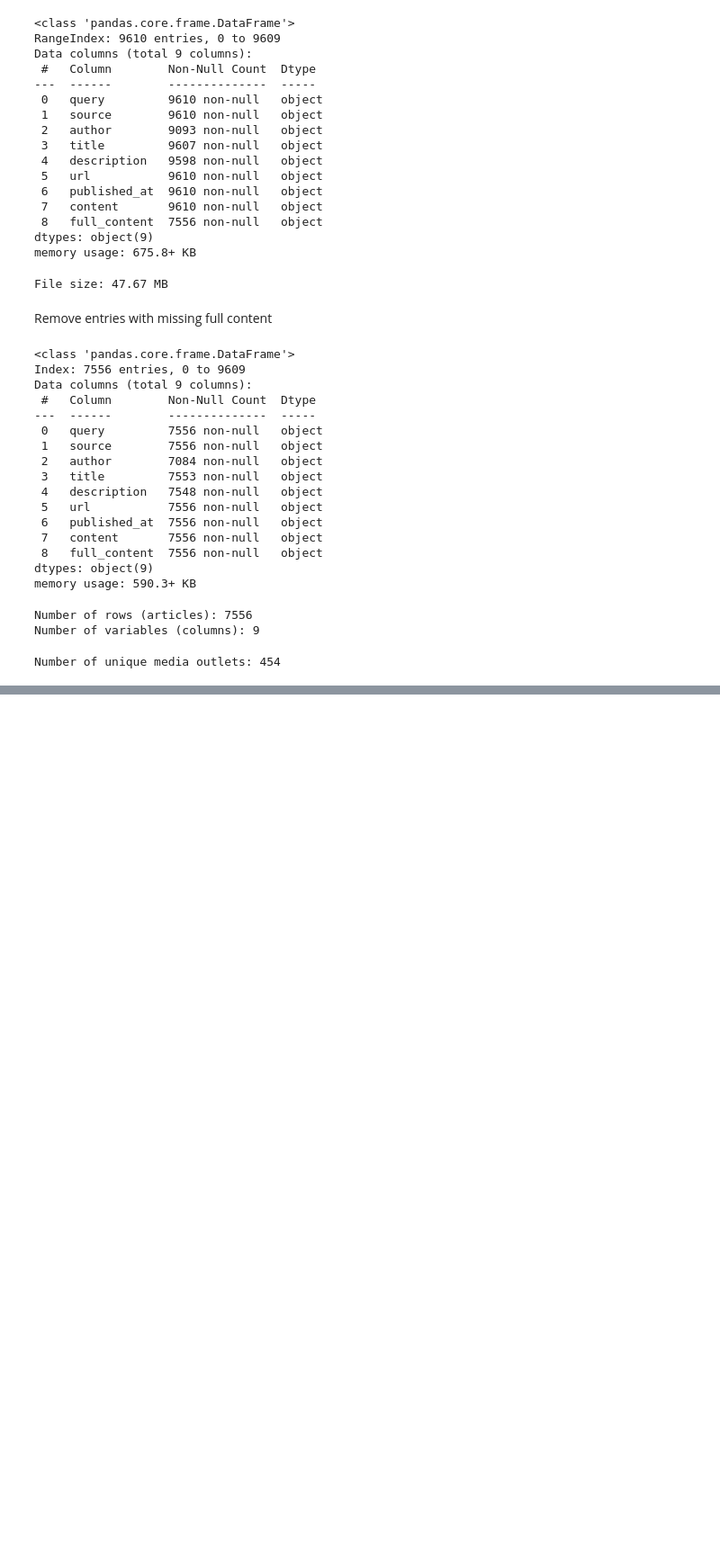
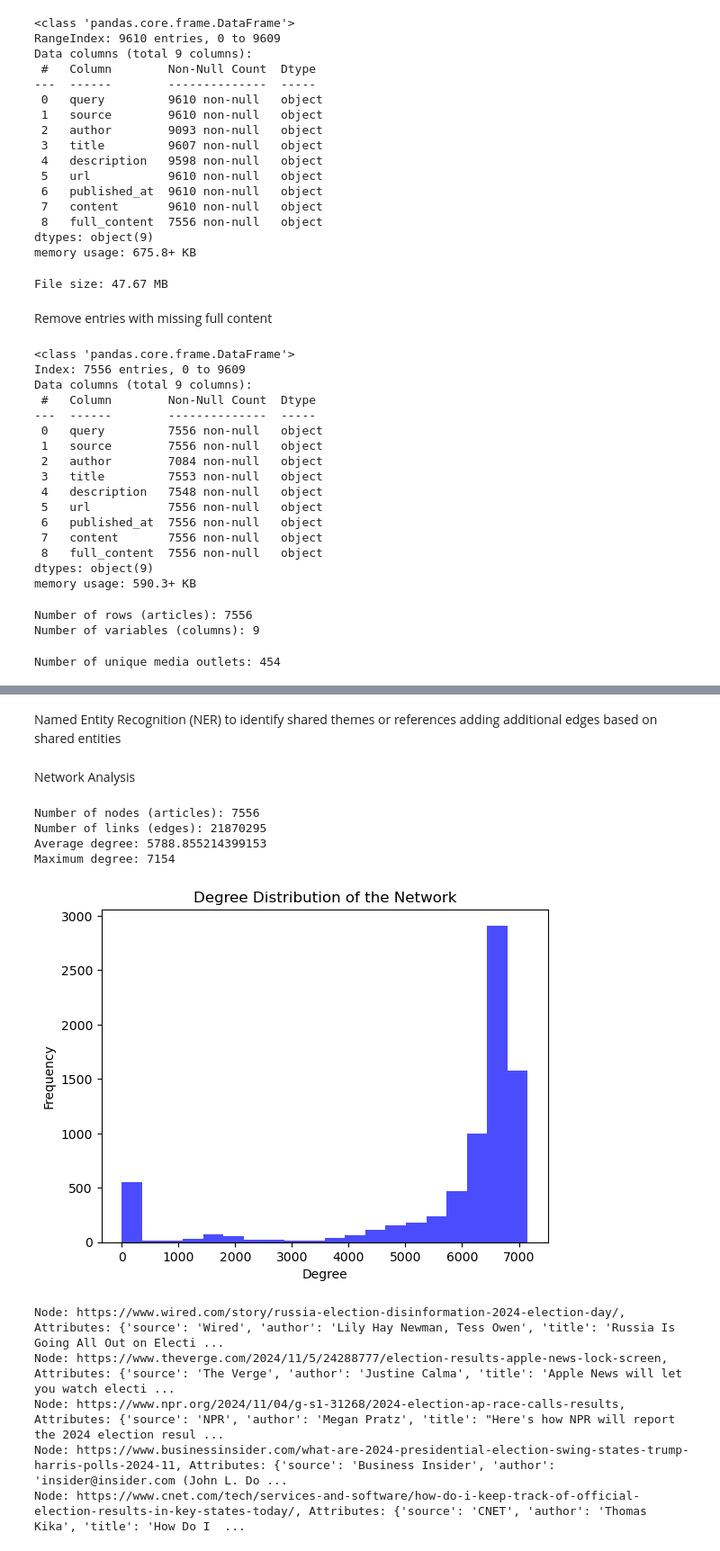
Before and after one commit to ThomasSchiolerH/Social-Graphs-And-Interactions, a Jupyter notebook: Final Assignment/final_assignment.ipynb, the cells around one changed output, grey strips where cells are left out. Shown at 90% size. Cells and saved outputs as stored; diff of their text form; code cells hidden in the pictures; blank space fills up the shorter version.

Commit message:
nodes,edges

```diff
--- a/Final Assignment/final_assignment.ipynb
+++ b/Final Assignment/final_assignment.ipynb
@@ -244,3 +244,17 @@ unique_media_outlets = data_full_content['source'].nunique()
 print(f"Number of unique media outlets: {unique_media_outlets}")
 # %% [output]
 Number of unique media outlets: 454
+# %%
+import networkx as nx
+
+# Create an empty graph
+G = nx.Graph()
+
+# Add nodes to the graph (each article is a node)
+for _, row in data_full_content.iterrows():
+    G.add_node(row['url'],
+               source=row['source'],
+               author=row['author'],
+               title=row['title'],
+               published_at=row['published_at'],
+               full_content=row['full_content'])
@@ -246,0 +296,3 @@ Number of unique media outlets: 454
+# %% [markdown]
+Named Entity Recognition (NER) to identify shared themes or references
+adding additional edges based on shared entities
@@ -246,0 +320,62 @@ Number of unique media outlets: 454
+# %% [markdown]
+Network Analysis
+# %%
+import matplotlib.pyplot as plt
+
+# Number of Nodes and Edges
+num_nodes = G.number_of_nodes()
+num_edges = G.number_of_edges()
+print(f"Number of nodes (articles): {num_nodes}")
+print(f"Number of links (edges): {num_edges}")
+
+# Step 8: Degree Distribution
+# Get degree for each node (article)
+degrees = [degree for _, degree in G.degree()]
+
+# Average and Maximum Degree
+average_degree = sum(degrees) / len(degrees)
+max_degree = max(degrees)
+print(f"Average degree: {average_degree}")
+print(f"Maximum degree: {max_degree}")
+
+# Degree Distribution Visualization
+plt.hist(degrees, bins=20, color='b', alpha=0.7)
+plt.title('Degree Distribution of the Network')
+plt.xlabel('Degree')
+plt.ylabel('Frequency')
+plt.show()
+
+# Step 9: Centrality Measures
+# Degree Centrality
+# degree_centrality = nx.degree_centrality(G)
+# top_degree_nodes = sorted(degree_centrality.items(), key=lambda x: x[1], reverse=True)[:5]
+# print("Top 5 nodes by degree centrality:", top_degree_nodes)
+
+# Betweenness Centrality
+# betweenness_centrality = nx.betweenness_centrality(G)
+# top_betweenness_nodes = sorted(betweenness_centrality.items(), key=lambda x: x[1], reverse=True)[:5]
+# print("Top 5 nodes by betweenness centrality:", top_betweenness_nodes)
+
+# Step 10: Community Detection
+# Louvain Community Detection
+# partition = community_louvain.best_partition(G)
+# nx.set_node_attributes(G, partition, 'community')
+
+# Count the number of communities detected
+# num_communities = len(set(partition.values()))
+# print(f"Number of communities detected: {num_communities}")
+
+# Step 11: Display Node Attributes Example
+for node in list(G.nodes())[:5]:
+    print(f"Node: {node}, Attributes: {G.nodes[node]}")
+# %% [output]
+Number of nodes (articles): 7556
+Number of links (edges): 21870295
+Average degree: 5788.855214399153
+Maximum degree: 7154
+[figure, added]
+Node: https://www.wired.com/story/russia-election-disinformation-2024-election-day/, Attributes: {'source': 'Wired', 'author': 'Lily Hay Newman, Tess Owen', 'title': 'Russia Is Going All Out on Electi ...
+Node: https://www.theverge.com/2024/11/5/24288777/election-results-apple-news-lock-screen, Attributes: {'source': 'The Verge', 'author': 'Justine Calma', 'title': 'Apple News will let you watch electi ...
+Node: https://www.npr.org/2024/11/04/g-s1-31268/2024-election-ap-race-calls-results, Attributes: {'source': 'NPR', 'author': 'Megan Pratz', 'title': "Here's how NPR will report the 2024 election resul ...
+Node: https://www.businessinsider.com/what-are-2024-presidential-election-swing-states-trump-harris-polls-2024-11, Attributes: {'source': 'Business Insider', 'author': 'insider@insider.com (John L. Do ...
+Node: https://www.cnet.com/tech/services-and-software/how-do-i-keep-track-of-official-election-results-in-key-states-today/, Attributes: {'source': 'CNET', 'author': 'Thomas Kika', 'title': 'How Do I  ...
```
Also changed, not shown: parts of 5 cells of this notebook.
